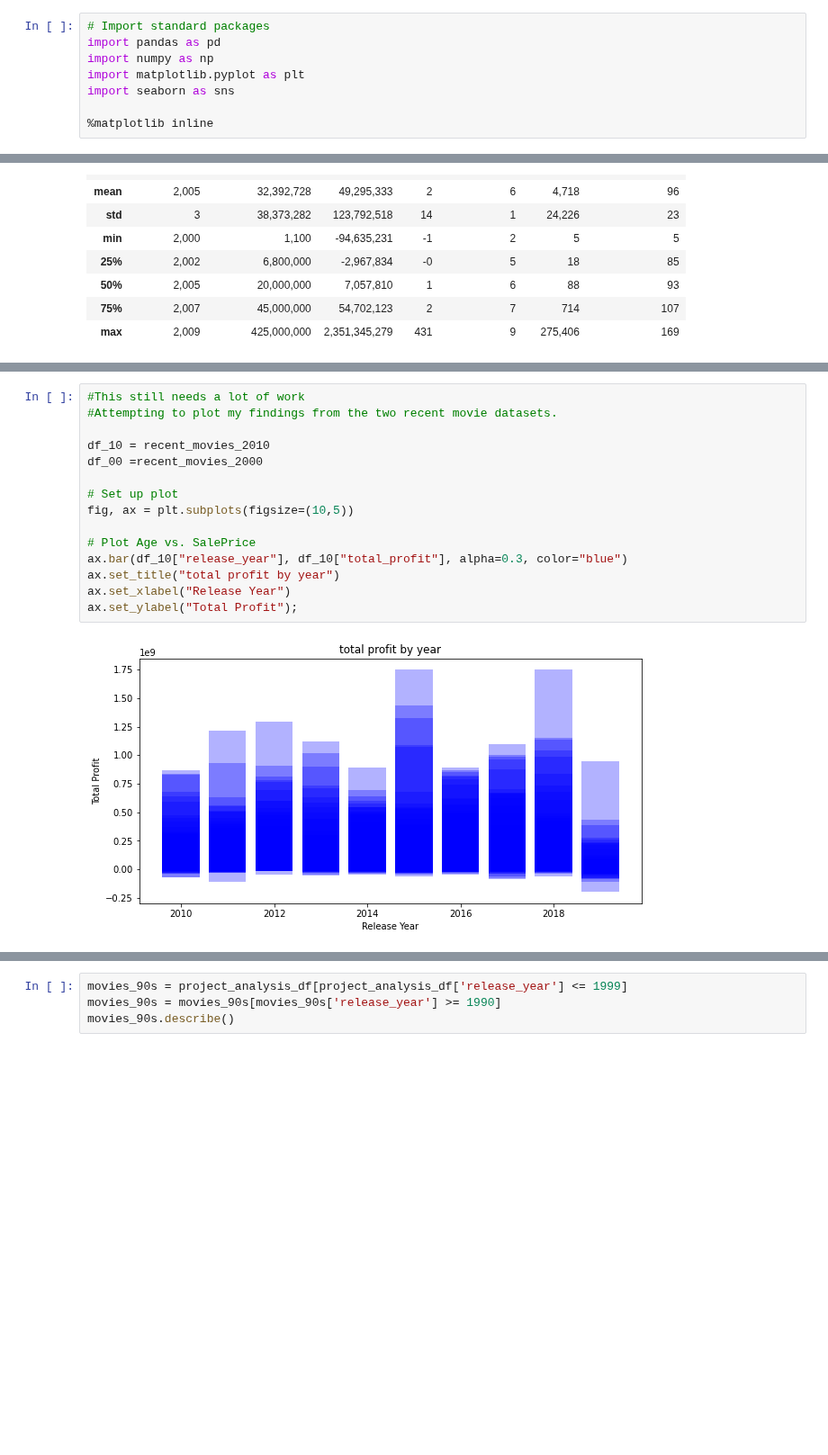
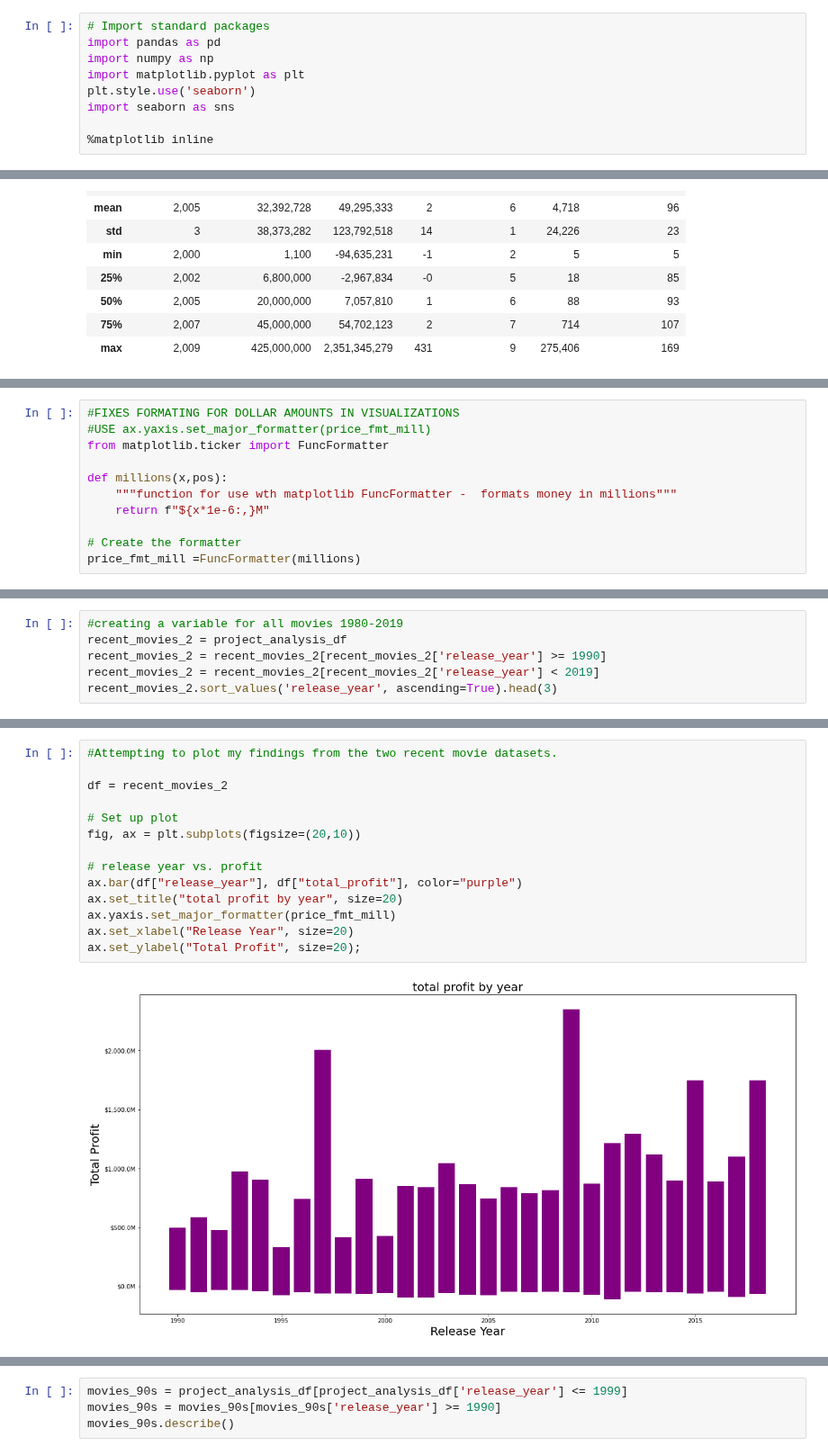
Before and after one commit to jxn628/dsc-phase-1-project, a Jupyter notebook: student.ipynb, the cells around one changed output, grey strips where cells are left out. Shown at 90% size. Saved outputs shown, nothing was run; the diff lists cells and outputs as text; blank space fills up the shorter version.

Commit message:
working on visualizations

```diff
--- a/student.ipynb
+++ b/student.ipynb
@@ -44,6 +42,7 @@ Why are these choices appropriate given the data and the business problem?
 import pandas as pd
 import numpy as np
 import matplotlib.pyplot as plt
+plt.style.use('seaborn')
 import seaborn as sns
 
 %matplotlib inline
@@ -841,0 +843,11 @@ recent_movies_2000.describe()
+# %%
+#FIXES FORMATING FOR DOLLAR AMOUNTS IN VISUALIZATIONS
+#USE ax.yaxis.set_major_formatter(price_fmt_mill)
+from matplotlib.ticker import FuncFormatter
+
+def millions(x,pos):
+    """function for use wth matplotlib FuncFormatter -  formats money in millions"""
+    return f"${x*1e-6:,}M"
+
+# Create the formatter
+price_fmt_mill =FuncFormatter(millions)
@@ -841,0 +859,6 @@ recent_movies_2000.describe()
+# %%
+#creating a variable for all movies 1980-2019
+recent_movies_2 = project_analysis_df
+recent_movies_2 = recent_movies_2[recent_movies_2['release_year'] >= 1990]
+recent_movies_2 = recent_movies_2[recent_movies_2['release_year'] < 2019]
+recent_movies_2.sort_values('release_year', ascending=True).head(3)
@@ -847,19 +928,18 @@ recent_movies_2000.describe()
 - The IMDB ratings all see to be middle of the road, although the movies in the top quartile have a higher average. (barely)
 - Data is largely the same as the more recent dataset (2010-2019)
 # %%
-#This still needs a lot of work
 #Attempting to plot my findings from the two recent movie datasets.
 
-df_10 = recent_movies_2010
-df_00 =recent_movies_2000
+df = recent_movies_2
 
 # Set up plot
-fig, ax = plt.subplots(figsize=(10,5))
+fig, ax = plt.subplots(figsize=(20,10))
 
-# Plot Age vs. SalePrice
-ax.bar(df_10["release_year"], df_10["total_profit"], alpha=0.3, color="blue")
-ax.set_title("total profit by year")
-ax.set_xlabel("Release Year")
-ax.set_ylabel("Total Profit");
+# release year vs. profit
+ax.bar(df["release_year"], df["total_profit"], color="purple")
+ax.set_title("total profit by year", size=20)
+ax.yaxis.set_major_formatter(price_fmt_mill)
+ax.set_xlabel("Release Year", size=20)
+ax.set_ylabel("Total Profit", size=20);
 # %% [output]
-[figure, old version]
+[figure, new version]
```
Also changed, not shown: parts of 32 cells of this notebook.
